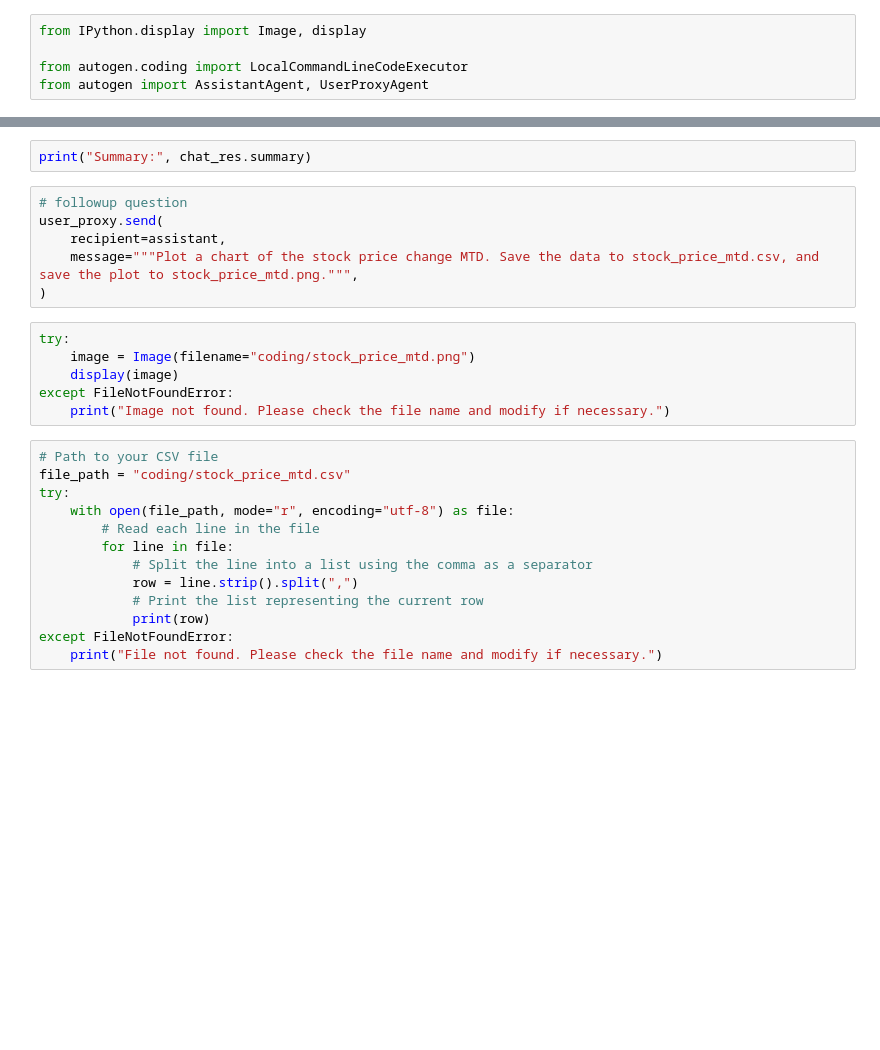
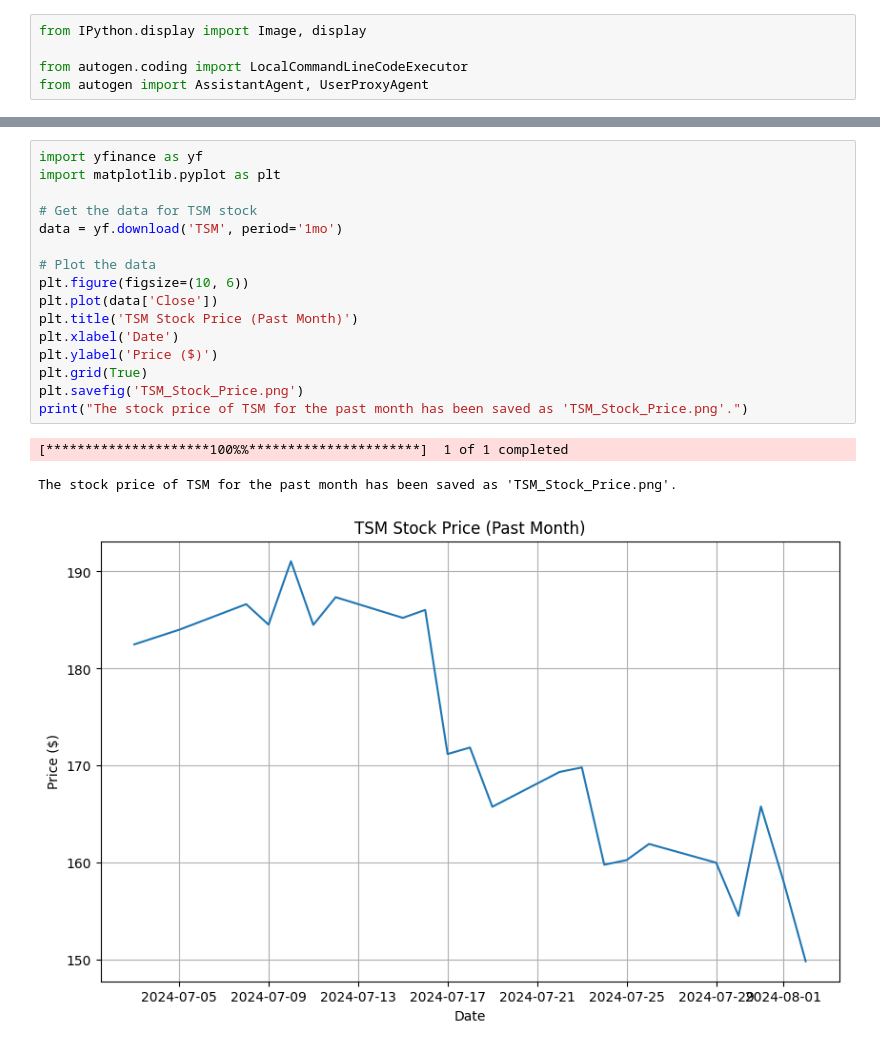
Before and after one commit to lycx94/llm_playground, a Jupyter notebook: Autogen/Autogen_Ollama_Code_Executor.ipynb, the cells around one changed output, grey strips where cells are left out. Saved outputs shown, nothing was run; the diff lists cells and outputs as text; blank space fills up the shorter version.

```diff
--- a/Autogen/Autogen_Ollama_Code_Executor.ipynb
+++ b/Autogen/Autogen_Ollama_Code_Executor.ipynb
@@ -57,27 +74,20 @@ chat_res = user_proxy.initiate_chat(
-# %%
-print("Summary:", chat_res.summary)
-# %%
-# followup question
-user_proxy.send(
-    recipient=assistant,
-    message="""Plot a chart of the stock price change MTD. Save the data to stock_price_mtd.csv, and save the plot to stock_price_mtd.png.""",
-)
-# %%
-try:
-    image = Image(filename="coding/stock_price_mtd.png")
-    display(image)
-except FileNotFoundError:
-    print("Image not found. Please check the file name and modify if necessary.")
-# %%
-# Path to your CSV file
-file_path = "coding/stock_price_mtd.csv"
-try:
-    with open(file_path, mode="r", encoding="utf-8") as file:
-        # Read each line in the file
-        for line in file:
-            # Split the line into a list using the comma as a separator
-            row = line.strip().split(",")
-            # Print the list representing the current row
-            print(row)
-except FileNotFoundError:
-    print("File not found. Please check the file name and modify if necessary.")
+# %%
+import yfinance as yf
+import matplotlib.pyplot as plt
+
+# Get the data for TSM stock
+data = yf.download('TSM', period='1mo')
+
+# Plot the data
+plt.figure(figsize=(10, 6))
+plt.plot(data['Close'])
+plt.title('TSM Stock Price (Past Month)')
+plt.xlabel('Date')
+plt.ylabel('Price ($)')
+plt.grid(True)
+plt.savefig('TSM_Stock_Price.png')
+print("The stock price of TSM for the past month has been saved as 'TSM_Stock_Price.png'.")
+# %% [output]
+[*********************100%%**********************]  1 of 1 completed
+The stock price of TSM for the past month has been saved as 'TSM_Stock_Price.png'.
+[figure, added]
```
Also changed, not shown: parts of 1 cell of this notebook.
